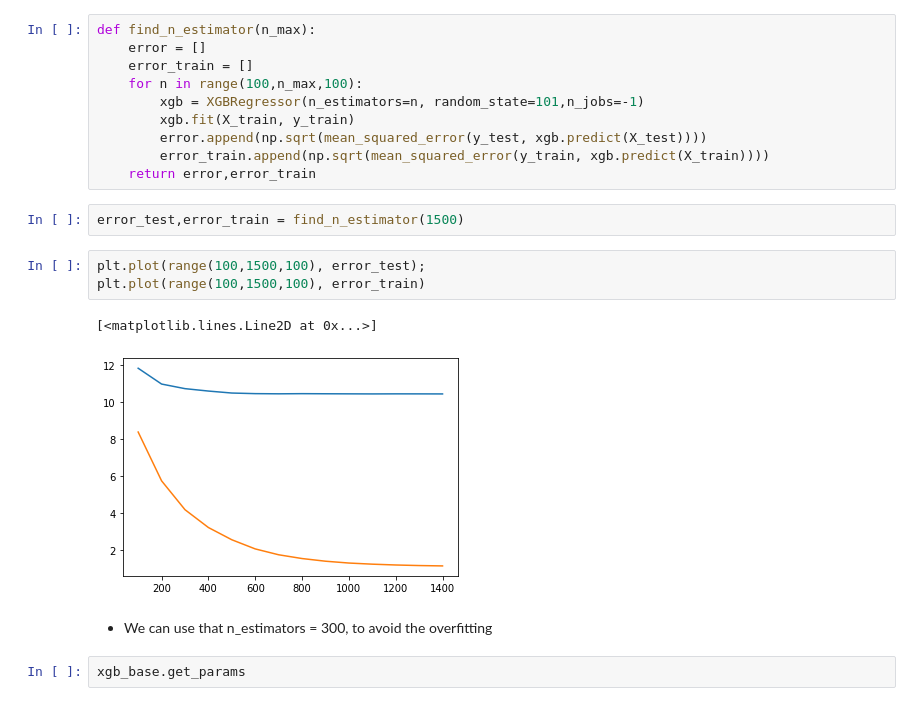
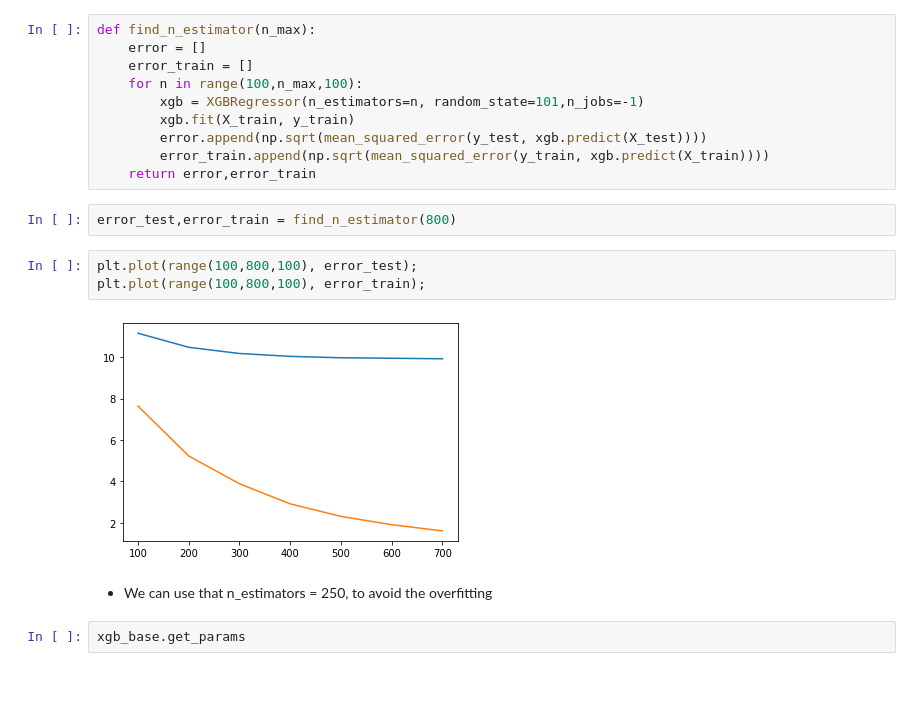
Before and after one commit to SKT27182/summer-analytics, a Jupyter notebook: Hackathon/final_hackathon.ipynb, the cells around one changed output. Drawn from its saved outputs; the diff is of its cells as text.

```diff
--- a/Hackathon/final_hackathon.ipynb
+++ b/Hackathon/final_hackathon.ipynb
@@ -1011,15 +1033,14 @@ def find_n_estimator(n_max):
         error_train.append(np.sqrt(mean_squared_error(y_train, xgb.predict(X_train))))
     return error,error_train
 # %%
-error_test,error_train = find_n_estimator(1500)
+error_test,error_train = find_n_estimator(800)
 # %%
-plt.plot(range(100,1500,100), error_test);
-plt.plot(range(100,1500,100), error_train)
+plt.plot(range(100,800,100), error_test);
+plt.plot(range(100,800,100), error_train);
 # %% [output]
-[<matplotlib.lines.Line2D at 0x...>]
-[figure, old version]
+[figure, new version]
 # %% [markdown]
-- We can use that n_estimators = 300, to avoid the overfitting
+- We can use that n_estimators = 250, to avoid the overfitting
 # %%
 xgb_base.get_params
 # %% [output]
```
Also changed, not shown: parts of 57 cells of this notebook, 1 other file.
